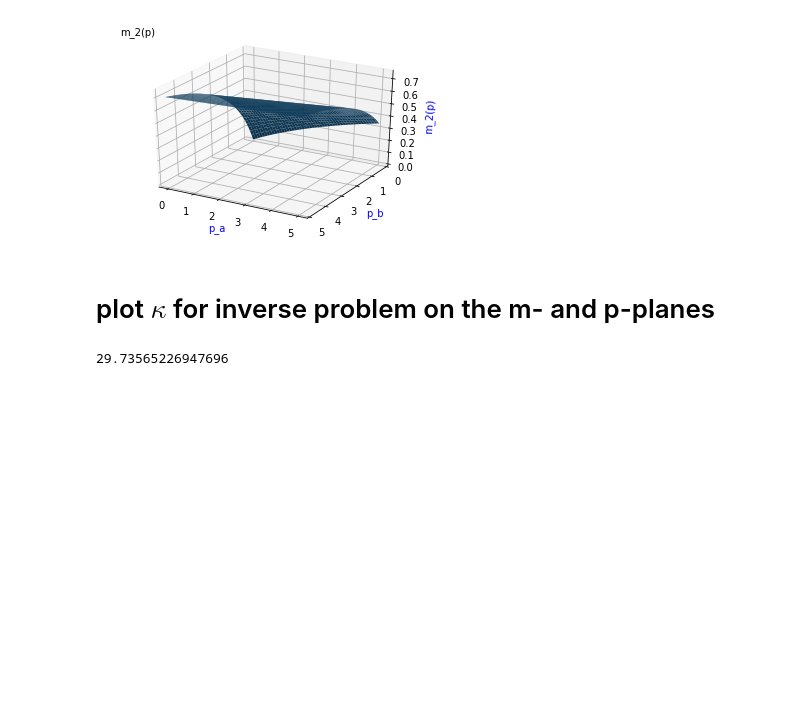
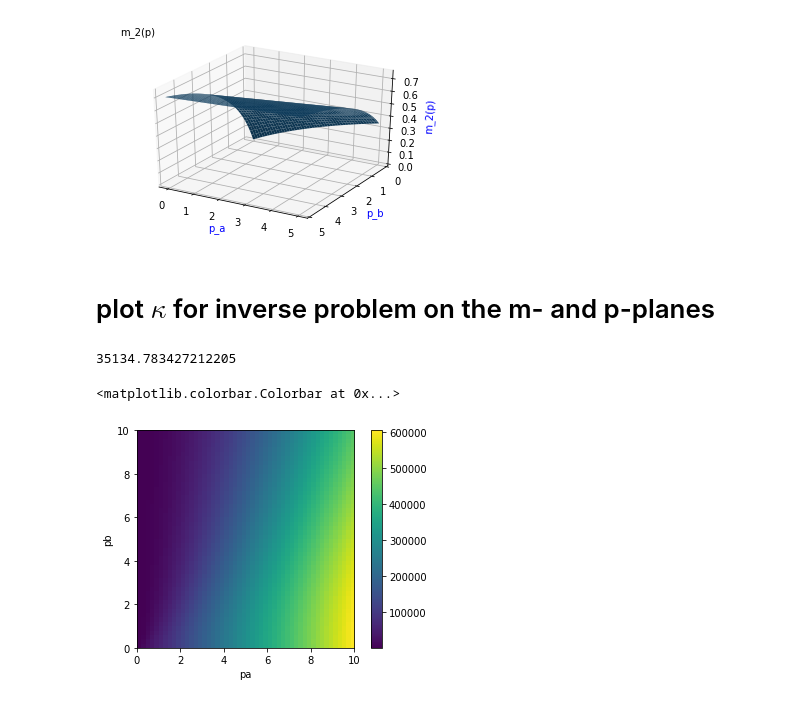
Before and after one commit to SimonEnsemble/nonlinear_sensing, a Jupyter notebook: viz mapping.ipynb, the cells around one changed output. Cells and saved outputs as stored; diff of their text form; code cells hidden in the pictures; blank space fills up the shorter version.

Commit message:
added plotting of kappa for inverse problem

```diff
--- a/viz mapping.ipynb
+++ b/viz mapping.ipynb
@@ -265,7 +265,7 @@ z_response = [[colorFromBivariateData(0, 0) for i in range(num_grid_pts)] for j
 # Modify bivariate colormap for response space based on mapping from composition space
 for i in range(num_grid_pts):
     for j in range(num_grid_pts):
-        m_0 = [m1_grid[i], m2_grid[j]]
+        m_0 = np.array([m1_grid[i], m2_grid[j]])
         p = g(m_0, 0, p_max)
         z_response[j][i] = colorFromBivariateData(p[0]/p_max, p[1]/p_max)
 
@@ -327,7 +327,7 @@ z_response = [[colorFromBivariateData(m1[i]/m_max[0], m2[j]/m_max[1]) for i in r
 # Modify response space colormap to only have color where presssure is positive
 for i in range(np.shape(z_response)[0]):
     for j in range(np.shape(z_response)[1]):
-        m_0 = [m1[i], m2[j]]
+        m_0 = np.array([m1[i], m2[j]])
         p = g(m_0, 0, np.Inf)
         # zero out (i.e. set color to white) responses that correspond to negative pressures
         if np.any(np.isnan(p)) or np.any(p > p_max):
@@ -455,24 +455,41 @@ ax.dist = 11
 # %% [markdown]
 # plot $\kappa$ for inverse problem on the m- and p-planes
 # %%
-K1 = [1,2]
-K2 = [3,4]
+K1 = [100,2]
+K2 = [300,4]
 M1 = 1
 M2 = 2
-pa = 1
-pb = 2
-
 
 # inverse
 def κ(p):
     J_f = np.array([ [M1*K1[0]/(1 + np.dot(K1, p))**2, M1*K1[1]/(1 + np.dot(K1, p))**2],
        [M2*K2[0]/(1 + np.dot(K2, p))**2, M2*K2[1]/(1 + np.dot(K2, p))**2]])
-    J_g = np.linalg.inv(J_f)
+    J_g = np.linalg.inv(J_f) # by inverse function theorem
     m = f(p)
-    #g_inv = g(m, 0, np.Inf)
-    return (  np.linalg.norm(m) / np.linalg.norm(p)) * np.linalg.norm(J_g, ord=2)
+
+    # Check that norm of J_g is equal to 1/smallest singlular value of J_f
+#     u, s, vh = np.linalg.svd(J_f)
+#     print("norm of J_g: ", np.linalg.norm(J_g, ord=2) )
+#     print("1/smallest singular value of J_f: ", 1/s[-1])
+#     print((  np.linalg.norm(m) / np.linalg.norm(p)) * (1 / s[-1]))
+
+    #return (  np.linalg.norm(m) / np.linalg.norm(p)) * (1 / s[-1])
+    return np.linalg.norm(m) / np.linalg.norm(p) * np.linalg.norm(J_g, ord=2)
 
 print(κ(np.array([0.6, 0.2])))
 #g([0.6, 0.2], 0, np.Inf)
 # %% [output]
-29.73565226947696
+35134.783427212205
+# %%
+p = np.linspace(0.001, 10)
+# Create colormap for response space
+κ_of_p = [[κ(np.array([pa, pb])) for pa in p] for pb in p]
+#κ_of_p = [[pb for pa in p] for pb in p]
+extent = (0, np.max(p), 0, np.max(p))
+plt.imshow(κ_of_p, extent=extent, origin='lower')
+plt.xlabel("pa")
+plt.ylabel("pb")
+plt.colorbar()
+# %% [output]
+<matplotlib.colorbar.Colorbar at 0x...>
+[figure, added]
```
